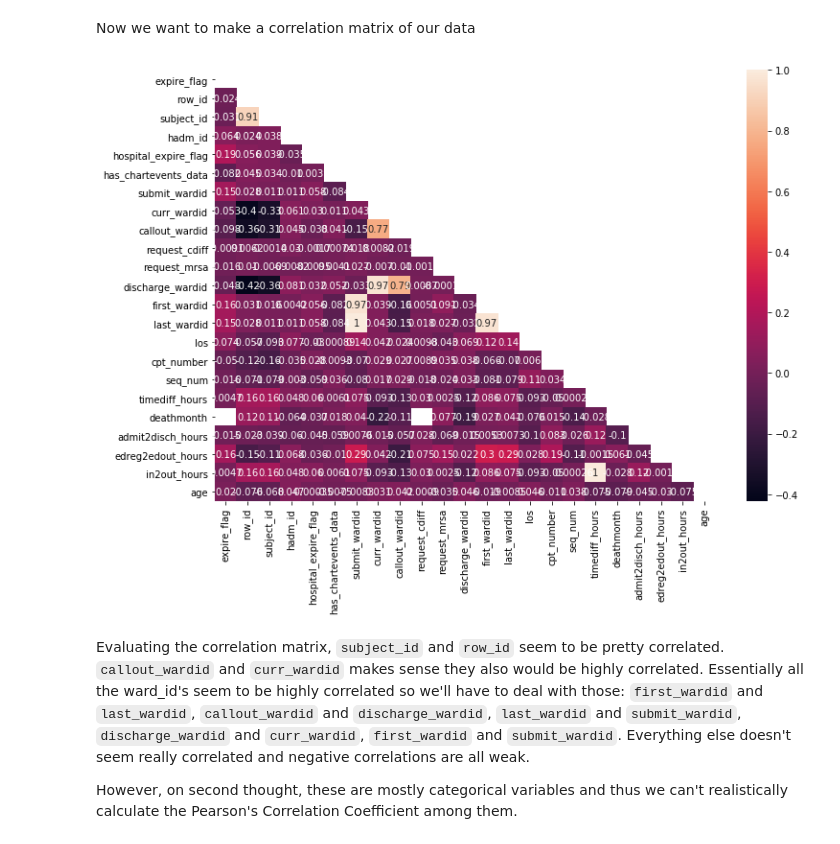
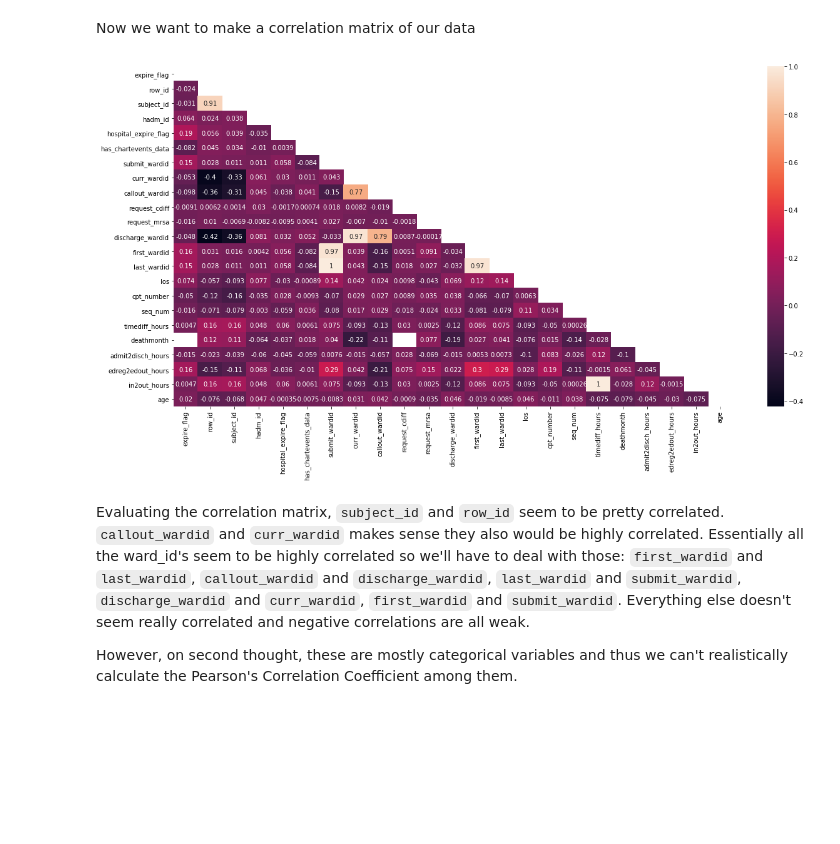
Before and after one commit to derek-y-lee/uclabiostat-thesis, a Jupyter notebook: predict_waitingtime_mimic.ipynb, the cells around one changed output. Drawn from its saved outputs; the diff is of its cells as text; code cells hidden in the pictures; blank space fills up the shorter version.

Commit message:
added lots more graphs

```diff
--- a/predict_waitingtime_mimic.ipynb
+++ b/predict_waitingtime_mimic.ipynb
@@ -355,3 +355,24 @@ sorted(timediff_noNA['dob'].unique())
 # timediff_noNA['prev_service'].isna().sum() # 2996 missing previous service type
 # %% [markdown]
 `expire_flag`, `deathtime` will of course have some missing since it's indicating who died or not
+# %%
+timediff_noNA['marital_status'] = timediff_noNA['marital_status'].replace([None,'UNKNOWN (DEFAULT)'], 'UNKNOWN_MARITAL')
+timediff_noNA['ethnicity'] = timediff_noNA['ethnicity'].replace(['UNKNOWN/NOT SPECIFIED',
+                                                                           'PATIENT DECLINED TO ANSWER',
+                                                                          'UNABLE TO OBTAIN'], 'UNKNOWN_ETHNICITY')
+timediff_noNA['ethnicity'] = timediff_noNA['ethnicity'].replace(['ASIAN - CHINESE'], 'ASIAN')
+timediff_noNA['ethnicity'] = timediff_noNA['ethnicity'].replace(['HISPANIC OR LATINO',
+                                                                           'HISPANIC/LATINO - GUATEMALAN',
+                                                                           'HISPANIC/LATINO - PUERTO RICAN',
+                                                                           'HISPANIC/LATINO - DOMINICAN',
+                                                                          'WHITE - BRAZILIAN'], 'HISPANIC_LATINO')
+timediff_noNA['ethnicity'] = timediff_noNA['ethnicity'].replace(['BLACK/AFRICAN AMERICAN',
+                                                                          'BLACK/AFRICAN',
+                                                                           'BLACK/CAPE VERDEAN'], 'BLACK')
+
+timediff_noNA['ethnicity'] = timediff_noNA['ethnicity'].replace(['MULTI RACE ETHNICITY'],'MIXED_ETHNICITY')
+timediff_noNA['ethnicity'] = timediff_noNA['ethnicity'].replace(['OTHER'],'OTHER_ETHNICITY')
+
+timediff_noNA['language'] = timediff_noNA['language'].replace([None],'UNKNOWN')
+
+timediff_noNA['description'] = timediff_noNA['description'].replace([None],'NOT APPLICABLE')
@@ -357,0 +419,2 @@ sorted(timediff_noNA['dob'].unique())
+# %%
+timediff_noNA['diagnosis_categories'] = timediff_noNA.loc[:,'diagnosis']
@@ -544,14 +1170,14 @@ array(['REHAB/DISTINCT PART HOSP', 'HOME HEALTH CARE', 'HOME',
 Now we want to make a correlation matrix of our data
 # %%
 import seaborn as sns
-a4_dims = (11.7, 8.27)
+a4_dims = (20, 10)
 corrMatrix=timediff_noNA.corr()
 mask_ut=np.triu(np.ones(corrMatrix.shape)).astype(np.bool)
 fig, ax = plt.subplots(figsize=a4_dims)
 sns.heatmap(corrMatrix,mask=mask_ut,annot=True)
 plt.show()
 # %% [output]
-[figure, old version]
+[figure, new version]
 # %% [markdown]
 Evaluating the correlation matrix, `subject_id` and `row_id` seem to be pretty correlated. `callout_wardid` and `curr_wardid` makes sense they also would be highly correlated. Essentially all the ward_id's seem to be highly correlated so we'll have to deal with those: `first_wardid` and `last_wardid`, `callout_wardid` and `discharge_wardid`, `last_wardid` and `submit_wardid`, `discharge_wardid` and `curr_wardid`, `first_wardid` and `submit_wardid`. Everything else doesn't seem really correlated and negative correlations are all weak.
 
```
Also changed, not shown: parts of 55 cells of this notebook.
